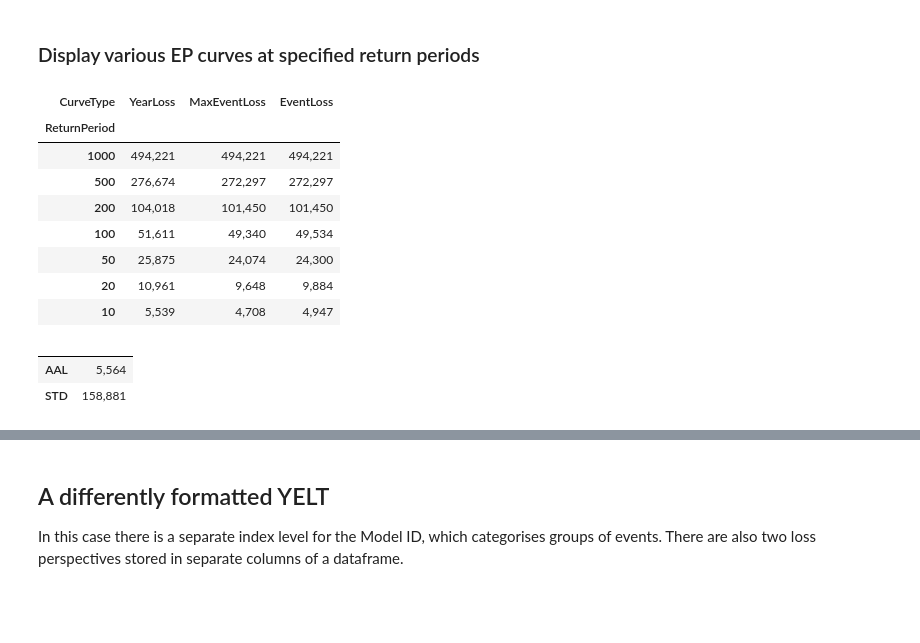
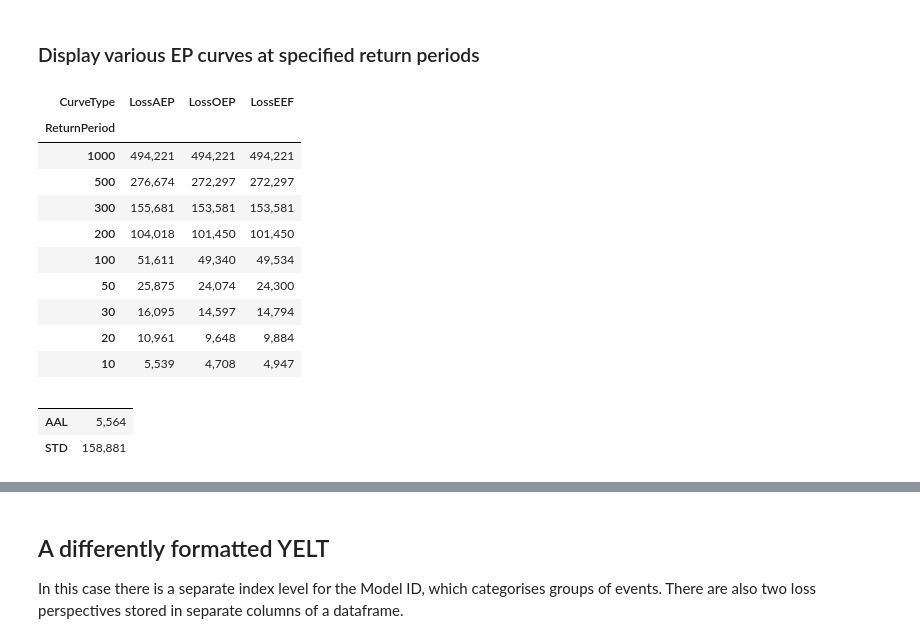
Before and after one commit to iwbailey/pandas-ylt, a Jupyter notebook: yelt_examples_epcurves.ipynb, the cells around one changed output, grey strips where cells are left out. Saved outputs shown, nothing was run; the diff lists cells and outputs as text; code cells hidden in the pictures; blank space fills up the shorter version.

```diff
--- a/yelt_examples_epcurves.ipynb
+++ b/yelt_examples_epcurves.ipynb
@@ -52,21 +74,23 @@ display(yelt.yel.to_ylt().to_frame())
 # %%
 fmt = "{:,.0f}"
 display(
     yelt.yel
     .to_ep_summaries(is_eef=True,
-                     return_periods=(1000, 500, 200, 100, 50, 20, 10))
+                     return_periods=(1000, 500, 300, 200, 100, 50, 30, 20, 10))
     .style.format(fmt)
 )
 
 display(yelt.yel.to_aal_series().to_frame().style.format(fmt))
 # %% [output]
-| CurveType | YearLoss | MaxEventLoss | EventLoss |
+| CurveType | LossAEP | LossOEP | LossEEF |
 | ReturnPeriod |  |  |  |
 | 1000 | 494,221 | 494,221 | 494,221 |
 | 500 | 276,674 | 272,297 | 272,297 |
+| 300 | 155,681 | 153,581 | 153,581 |
 | 200 | 104,018 | 101,450 | 101,450 |
 | 100 | 51,611 | 49,340 | 49,534 |
 | 50 | 25,875 | 24,074 | 24,300 |
+| 30 | 16,095 | 14,597 | 14,794 |
 | 20 | 10,961 | 9,648 | 9,884 |
 | 10 | 5,539 | 4,708 | 4,947 |
 |  |  |
```
Also changed, not shown: parts of 9 cells of this notebook.
